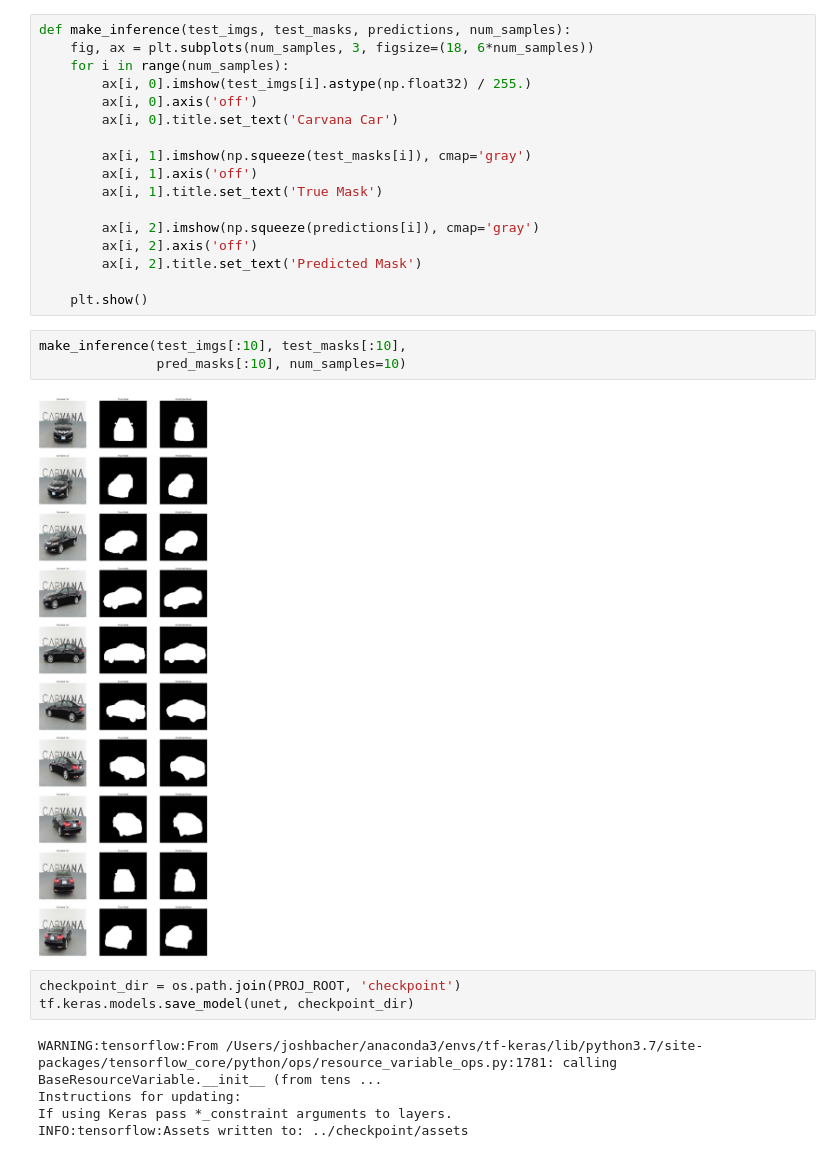
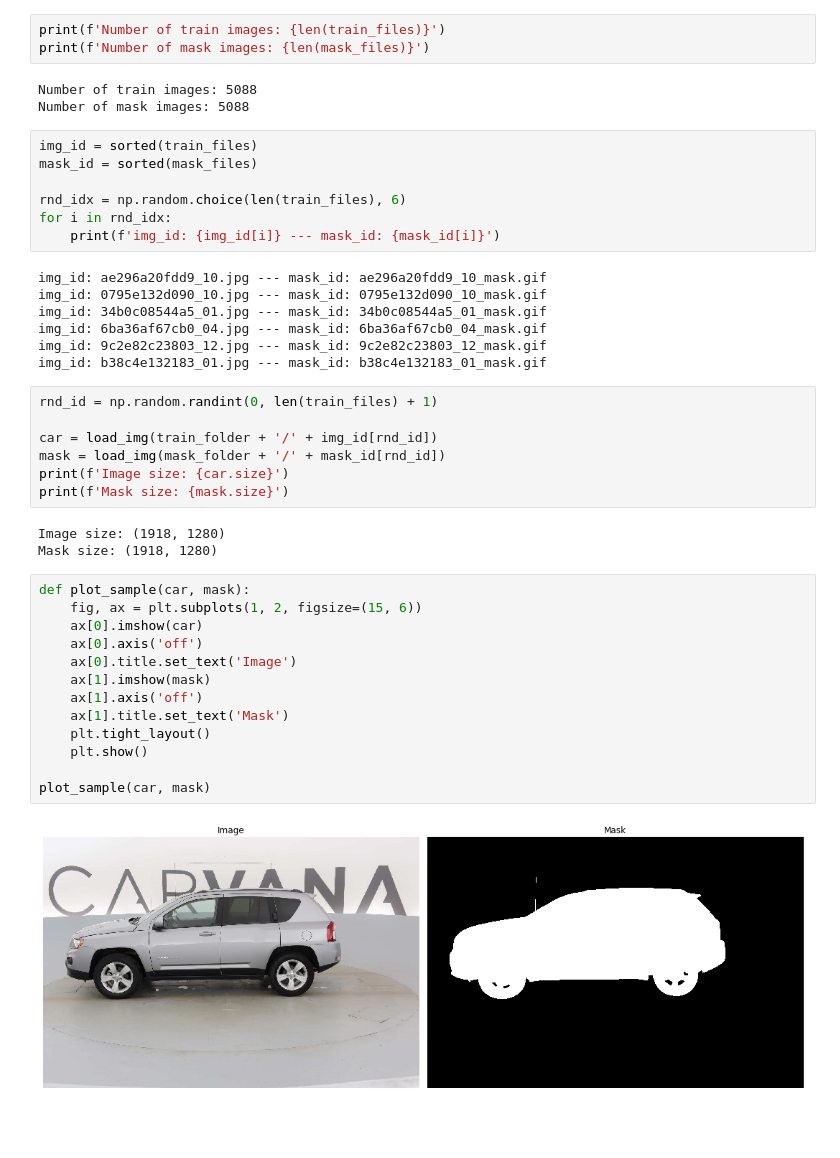
Before and after one commit to jpbacher/image-segmentation, a Jupyter notebook: notebooks/explore.ipynb, the cells around one changed output. Drawn from its saved outputs; the diff is of its cells as text; blank space fills up the shorter version.

```diff
--- a/notebooks/explore.ipynb
+++ b/notebooks/explore.ipynb
@@ -264,30 +17,45 @@ plt.imshow(np.squeeze(pred_masks[0]), cmap='gray')
+# %%
+print(f'Number of train images: {len(train_files)}')
+print(f'Number of mask images: {len(mask_files)}')
+# %% [output]
+Number of train images: 5088
+Number of mask images: 5088
+# %%
+img_id = sorted(train_files)
+mask_id = sorted(mask_files)
+
+rnd_idx = np.random.choice(len(train_files), 6)
+for i in rnd_idx:
+    print(f'img_id: {img_id[i]} --- mask_id: {mask_id[i]}')
+# %% [output]
+img_id: ae296a20fdd9_10.jpg --- mask_id: ae296a20fdd9_10_mask.gif
+img_id: 0795e132d090_10.jpg --- mask_id: 0795e132d090_10_mask.gif
+img_id: 34b0c08544a5_01.jpg --- mask_id: 34b0c08544a5_01_mask.gif
+img_id: 6ba36af67cb0_04.jpg --- mask_id: 6ba36af67cb0_04_mask.gif
+img_id: 9c2e82c23803_12.jpg --- mask_id: 9c2e82c23803_12_mask.gif
+img_id: b38c4e132183_01.jpg --- mask_id: b38c4e132183_01_mask.gif
+# %%
+rnd_id = np.random.randint(0, len(train_files) + 1)
+
+car = load_img(train_folder + '/' + img_id[rnd_id])
+mask = load_img(mask_folder + '/' + mask_id[rnd_id])
+print(f'Image size: {car.size}')
+print(f'Mask size: {mask.size}')
+# %% [output]
+Image size: (1918, 1280)
+Mask size: (1918, 1280)
 # %%
-def make_inference(test_imgs, test_masks, predictions, num_samples):
-    fig, ax = plt.subplots(num_samples, 3, figsize=(18, 6*num_samples))
-    for i in range(num_samples):
-        ax[i, 0].imshow(test_imgs[i].astype(np.float32) / 255.)
-        ax[i, 0].axis('off')
-        ax[i, 0].title.set_text('Carvana Car')
+def plot_sample(car, mask):
+    fig, ax = plt.subplots(1, 2, figsize=(15, 6))
+    ax[0].imshow(car)
+    ax[0].axis('off')
+    ax[0].title.set_text('Image')
+    ax[1].imshow(mask)
+    ax[1].axis('off')
+    ax[1].title.set_text('Mask')
+    plt.tight_layout()
+    plt.show()
 
-        ax[i, 1].imshow(np.squeeze(test_masks[i]), cmap='gray')
-        ax[i, 1].axis('off')
-        ax[i, 1].title.set_text('True Mask')
-
-        ax[i, 2].imshow(np.squeeze(predictions[i]), cmap='gray')
-        ax[i, 2].axis('off')
-        ax[i, 2].title.set_text('Predicted Mask')
-
-    plt.show()
+plot_sample(car, mask)
+# %% [output]
+[figure, added]
-# %%
-make_inference(test_imgs[:10], test_masks[:10],
-               pred_masks[:10], num_samples=10)
-# %% [output]
-[figure, removed]
-# %%
-checkpoint_dir = os.path.join(PROJ_ROOT, 'checkpoint')
-tf.keras.models.save_model(unet, checkpoint_dir)
-# %% [output]
-WARNING:tensorflow:From /Users/joshbacher/anaconda3/envs/tf-keras/lib/python3.7/site-packages/tensorflow_core/python/ops/resource_variable_ops.py:1781: calling BaseResourceVariable.__init__ (from tens ...
-Instructions for updating:
-If using Keras pass *_constraint arguments to layers.
-INFO:tensorflow:Assets written to: ../checkpoint/assets
```
Also changed, not shown: parts of 36 cells of this notebook.
